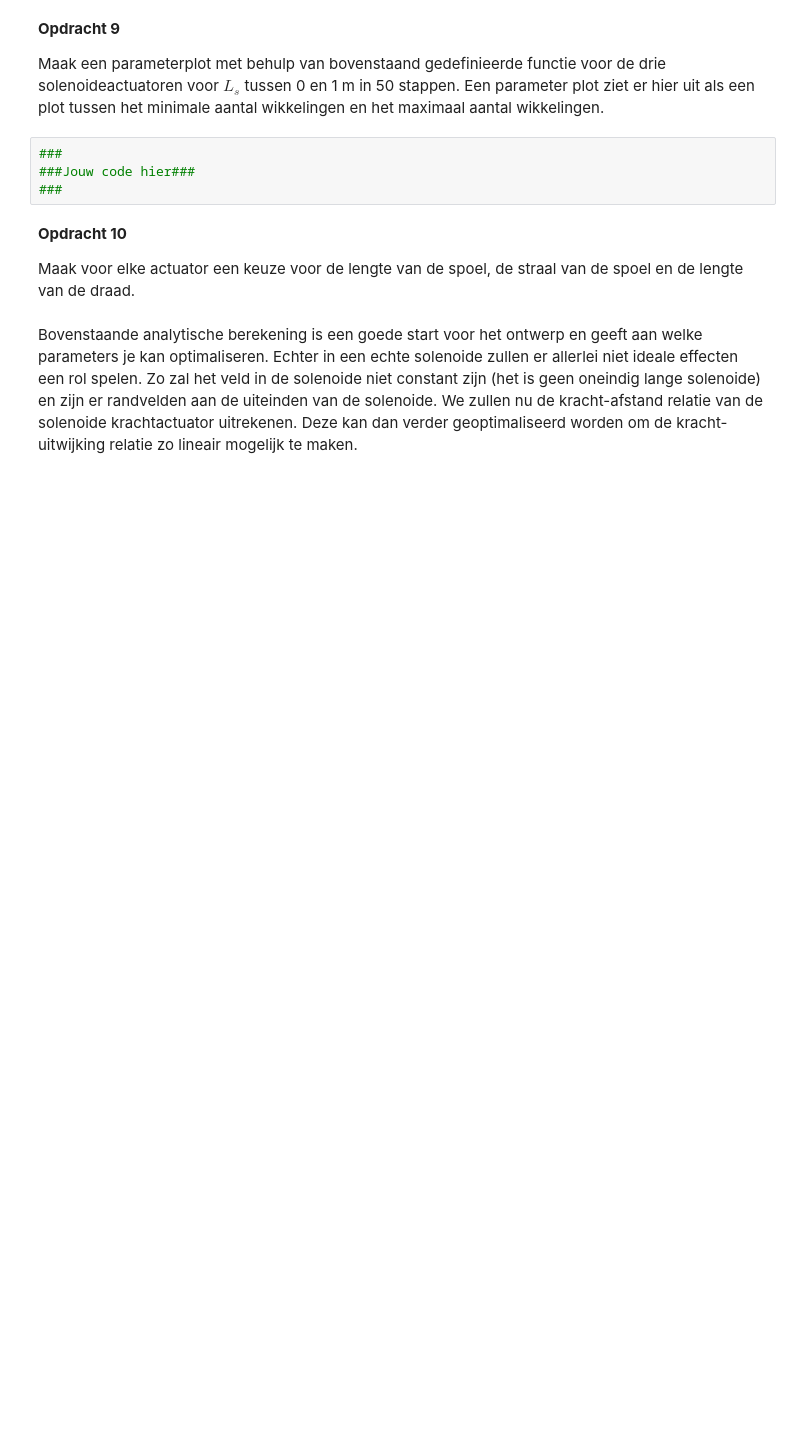
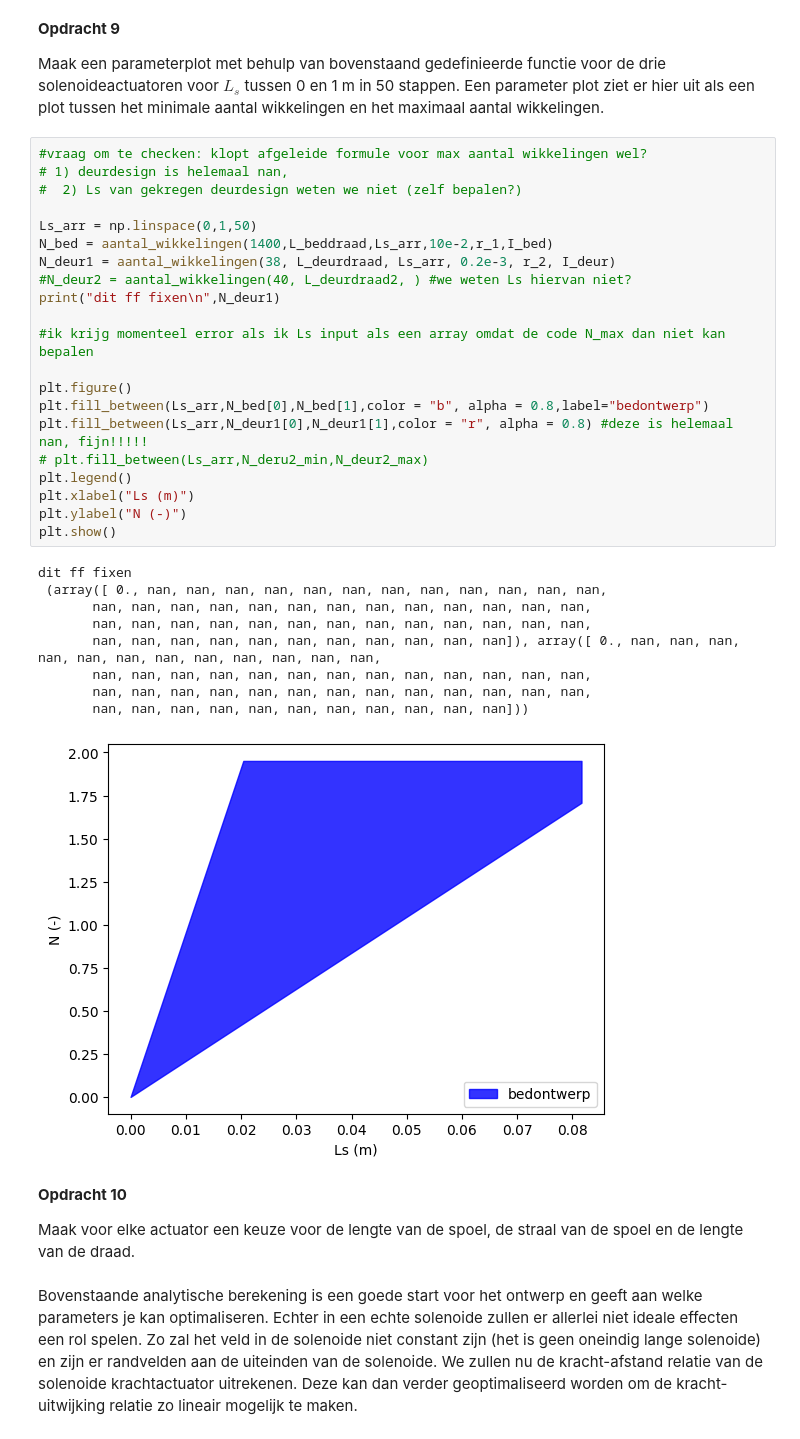
Before and after one commit to Ikbenjamin07/opdrachten-DEF-D, a Jupyter notebook: DigitaleOntwerpopdrachten/2KrachtactuatorOpdracht/KrachtactuatorOpdracht.ipynb, the cells around one changed output. Cells and saved outputs as stored; diff of their text form; blank space fills up the shorter version.

```diff
--- a/DigitaleOntwerpopdrachten/2KrachtactuatorOpdracht/KrachtactuatorOpdracht.ipynb
+++ b/DigitaleOntwerpopdrachten/2KrachtactuatorOpdracht/KrachtactuatorOpdracht.ipynb
@@ -206,9 +223,36 @@ plt.ylabel("y")
 
 Maak een parameterplot met behulp van bovenstaand gedefinieerde functie voor de drie solenoideactuatoren voor $L_s$ tussen 0 en 1 m in 50 stappen. Een parameter plot ziet er hier uit als een plot tussen het minimale aantal wikkelingen en het maximaal aantal wikkelingen.
 # %%
-###
-###Jouw code hier###
-###
+#vraag om te checken: klopt afgeleide formule voor max aantal wikkelingen wel?
+# 1) deurdesign is helemaal nan,
+#  2) Ls van gekregen deurdesign weten we niet (zelf bepalen?)
+
+Ls_arr = np.linspace(0,1,50)
+N_bed = aantal_wikkelingen(1400,L_beddraad,Ls_arr,10e-2,r_1,I_bed)
+N_deur1 = aantal_wikkelingen(38, L_deurdraad, Ls_arr, 0.2e-3, r_2, I_deur)
+#N_deur2 = aantal_wikkelingen(40, L_deurdraad2, ) #we weten Ls hiervan niet?
+print("dit ff fixen\n",N_deur1)
+
+#ik krijg momenteel error als ik Ls input als een array omdat de code N_max dan niet kan bepalen
+
+plt.figure()
+plt.fill_between(Ls_arr,N_bed[0],N_bed[1],color = "b", alpha = 0.8,label="bedontwerp")
+plt.fill_between(Ls_arr,N_deur1[0],N_deur1[1],color = "r", alpha = 0.8) #deze is helemaal nan, fijn!!!!!
+# plt.fill_between(Ls_arr,N_deru2_min,N_deur2_max)
+plt.legend()
+plt.xlabel("Ls (m)")
+plt.ylabel("N (-)")
+plt.show()
+# %% [output]
+dit ff fixen
+ (array([ 0., nan, nan, nan, nan, nan, nan, nan, nan, nan, nan, nan, nan,
+       nan, nan, nan, nan, nan, nan, nan, nan, nan, nan, nan, nan, nan,
+       nan, nan, nan, nan, nan, nan, nan, nan, nan, nan, nan, nan, nan,
+       nan, nan, nan, nan, nan, nan, nan, nan, nan, nan, nan]), array([ 0., nan, nan, nan, nan, nan, nan, nan, nan, nan, nan, nan, nan,
+       nan, nan, nan, nan, nan, nan, nan, nan, nan, nan, nan, nan, nan,
+       nan, nan, nan, nan, nan, nan, nan, nan, nan, nan, nan, nan, nan,
+       nan, nan, nan, nan, nan, nan, nan, nan, nan, nan, nan]))
+[figure, added]
 # %% [markdown]
 **Opdracht 10**
 
```
Also changed, not shown: parts of 4 cells of this notebook.
